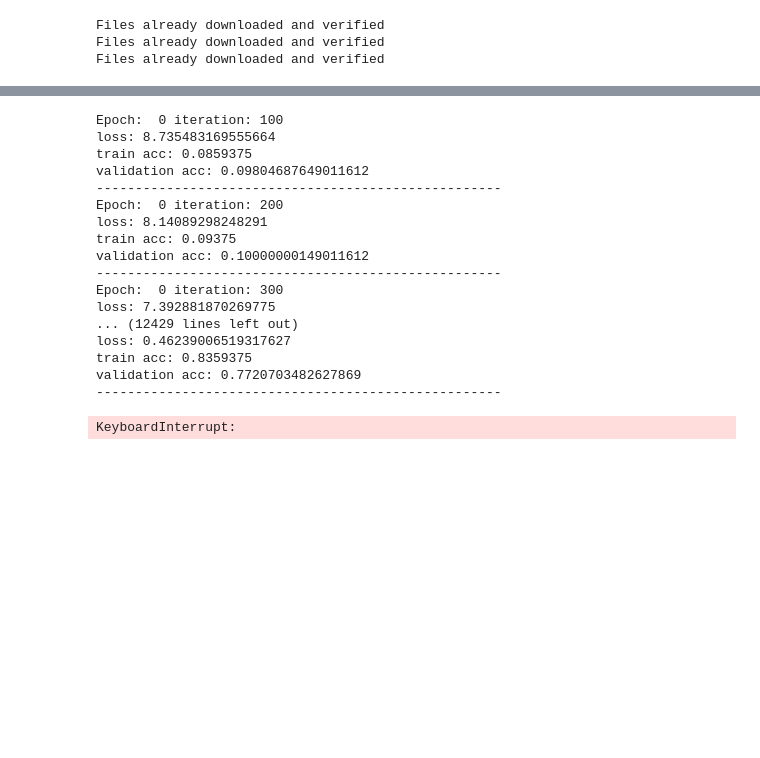
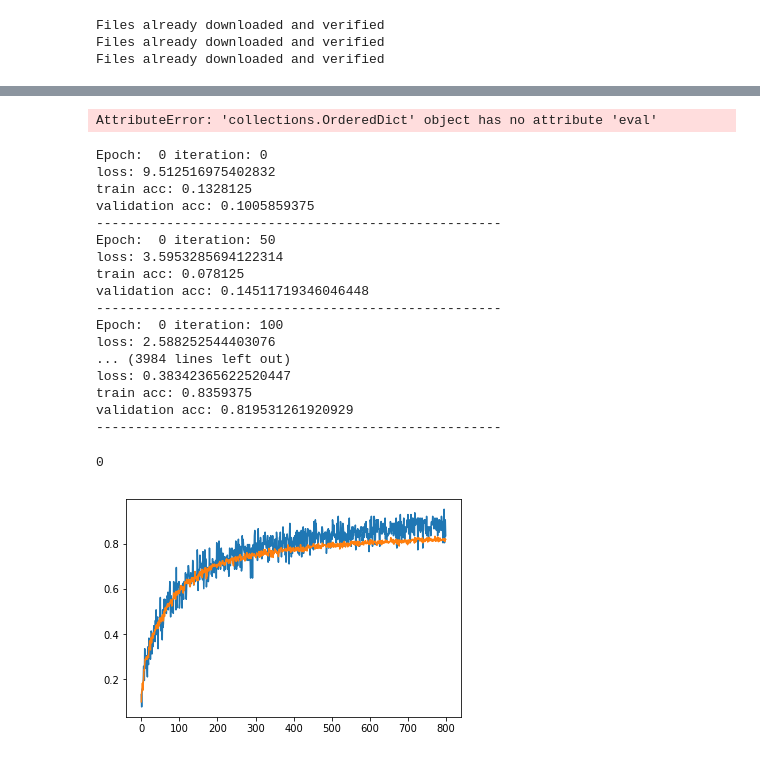
Before and after one commit to stigbosmans/Deep-learning-from-scratch, a Jupyter notebook: ResNet.ipynb, the cells around one changed output, grey strips where cells are left out. Cells and saved outputs as stored; diff of their text form; code cells hidden in the pictures; blank space fills up the shorter version.

Commit message:
resnet

```diff
--- a/ResNet.ipynb
+++ b/ResNet.ipynb
@@ -14,6 +14,8 @@ print(device)
 cuda:0
 # %%
 transform = transforms.Compose([
+    transforms.RandomHorizontalFlip(p=0.5),
+    transforms.RandomRotation((-90,90), resample=False, expand=False, center=None),
     transforms.ToTensor(),
     transforms.Normalize([0.49139969, 0.48215842, 0.44653093], [0.20220212, 0.19931542, 0.20086347])
 ])
@@ -109,52 +132,60 @@ def get_accuracy(model, loader):
+# %%
+model = torch.load('./resnet_trained_epoch9.pt')
+model.eval()
+# %% [output]
+AttributeError: 'collections.OrderedDict' object has no attribute 'eval'
 # %%
-model = Resnet(9)
-model.to(device)
-epochs=10
+
+epochs=100
 history = {
     'train_acc': [],
     'val_acc': [],
     'loss': []
 }
+lr=0.1
 for e in range(epochs):
     for idx, (data, labels) in enumerate(loader_train):
         data = data.to(device)
         labels = labels.to(device)
         scores = model(data)
-        optimizer = torch.optim.SGD(model.parameters(), lr=0.1, momentum=0.9)
+        optimizer = torch.optim.SGD(model.parameters(), lr=lr, momentum=0.9)
         loss = F.cross_entropy(scores, labels)
         optimizer.zero_grad()
         loss.backward()
         optimizer.step()
-        if idx % 100:
+        if idx % 50==0:
             guesses = scores.argmax(dim=1)==labels
             train_acc = float(guesses.sum().float()/len(guesses))
-            val_acc = get_accuracy(model, loader_val)
-            history['train_acc'].append(acc)
-            history['val_acc'].append(val_acc)
+            history['train_acc'].append(train_acc)
             history['loss'].append(float(loss))
-            print('Epoch: ', e, 'iteration:', idx * 100)
+            print('Epoch: ', e, 'iteration:', idx)
             print('loss:', float(loss))
             print('train acc:', train_acc)
+            val_acc = get_accuracy(model, loader_val)
+            history['val_acc'].append(val_acc)
             print('validation acc:', val_acc)
             print('----------------------------------------------------')
-        if idx % 1000 and idx != 0:
-            torch.save(model.state_dict(), './resnet_trained.pt')
+    torch.save(model.state_dict(), './resnet_trained_epoch' + str(e)+'.pt')
 # %% [output]
+Epoch:  0 iteration: 0
+loss: 9.512516975402832
+train acc: 0.1328125
+validation acc: 0.1005859375
+----------------------------------------------------
+Epoch:  0 iteration: 50
+loss: 3.5953285694122314
+train acc: 0.078125
+validation acc: 0.14511719346046448
+----------------------------------------------------
 Epoch:  0 iteration: 100
-loss: 8.735483169555664
-train acc: 0.0859375
-validation acc: 0.09804687649011612
+loss: 2.588252544403076
+... (3984 lines left out)
+loss: 0.38342365622520447
+train acc: 0.8359375
+validation acc: 0.819531261920929
 ----------------------------------------------------
-Epoch:  0 iteration: 200
-loss: 8.14089298248291
-train acc: 0.09375
-validation acc: 0.10000000149011612
-----------------------------------------------------
-Epoch:  0 iteration: 300
-loss: 7.392881870269775
-... (12429 lines left out)
-loss: 0.46239006519317627
-train acc: 0.8359375
-validation acc: 0.7720703482627869
-----------------------------------------------------
-KeyboardInterrupt:
+# %%
+f = 2000 % 2000
+f
+# %% [output]
+0
@@ -160,0 +194,6 @@ KeyboardInterrupt:
+# %%
+plt.plot(range(len(history['train_acc'])), history['train_acc'])
+plt.plot(range(len(history['train_acc'])), history['val_acc'])
+plt.show()
+# %% [output]
+[figure, added]
```
Also changed, not shown: parts of 3 cells of this notebook, 1 other file.
